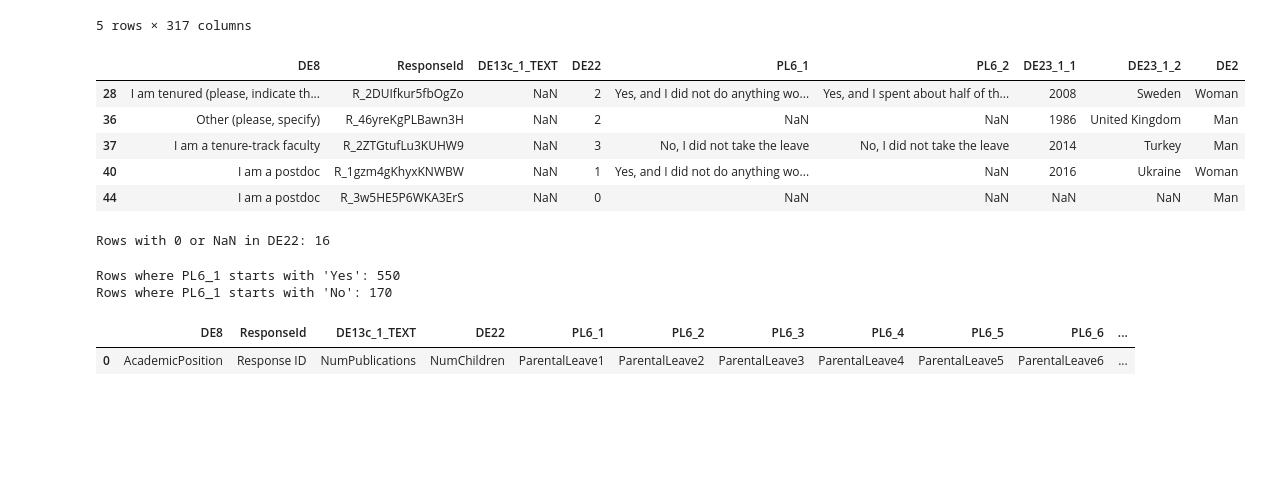
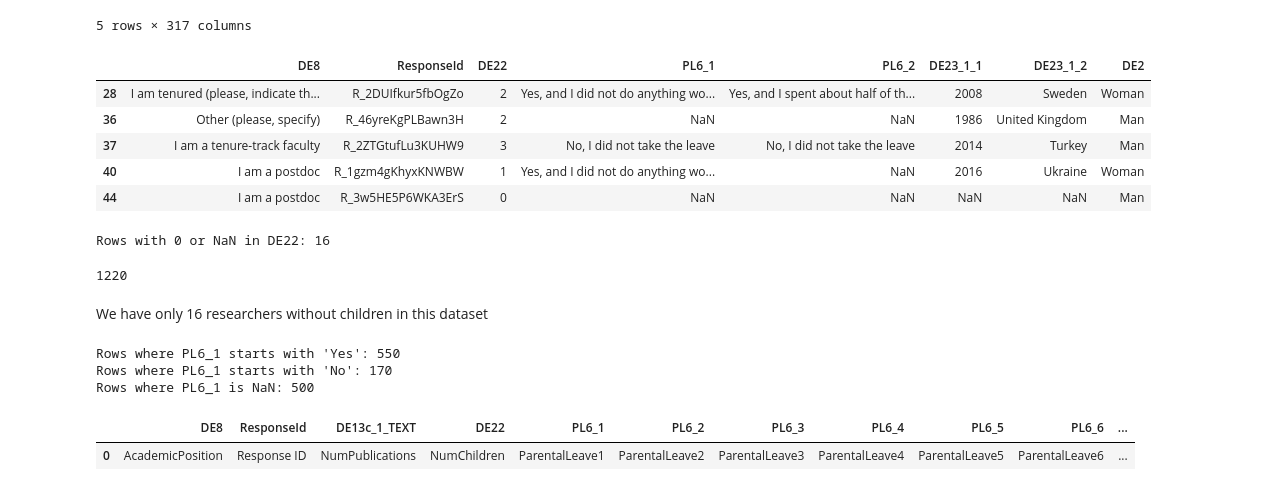
Before and after one commit to Ppandda/parenthood, a Jupyter notebook: parenthood_europe/notebooks/H1/H1_updated_twfe.ipynb, the cells around one changed output. Drawn from its saved outputs; the diff is of its cells as text; code cells hidden in the pictures; blank space fills up the shorter version.

```diff
--- a/parenthood_europe/notebooks/H1/H1_updated_twfe.ipynb
+++ b/parenthood_europe/notebooks/H1/H1_updated_twfe.ipynb
@@ -41,32 +41,44 @@ filtered_df.head()
 5 rows × 317 columns
 # %%
 columns_to_keep = [
-    'DE8', 'ResponseId', 'DE13c_1_TEXT', 'DE22', 'PL6_1', 'PL6_2', 'DE23_1_1', 'DE23_1_2', 'DE2'
+    'DE8', 'ResponseId', 'DE22', 'PL6_1', 'PL6_2', 'DE23_1_1', 'DE23_1_2', 'DE2'
 ]
 
 result_df = filtered_df[columns_to_keep]
 result_df.head()
 # %% [output]
-|  | DE8 | ResponseId | DE13c_1_TEXT | DE22 | PL6_1 | PL6_2 | DE23_1_1 | DE23_1_2 | DE2 |
-| 28 | I am tenured (please, indicate th... | R_2DUIfkur5fbOgZo | NaN | 2 | Yes, and I did not do anything wo... | Yes, and I spent about half of th... | 2008 | Sweden | Woman |
-| 36 | Other (please, specify) | R_46yreKgPLBawn3H | NaN | 2 | NaN | NaN | 1986 | United Kingdom | Man |
-| 37 | I am a tenure-track faculty | R_2ZTGtufLu3KUHW9 | NaN | 3 | No, I did not take the leave | No, I did not take the leave | 2014 | Turkey | Man |
-| 40 | I am a postdoc | R_1gzm4gKhyxKNWBW | NaN | 1 | Yes, and I did not do anything wo... | NaN | 2016 | Ukraine | Woman |
-| 44 | I am a postdoc | R_3w5HE5P6WKA3ErS | NaN | 0 | NaN | NaN | NaN | NaN | Man |
+|  | DE8 | ResponseId | DE22 | PL6_1 | PL6_2 | DE23_1_1 | DE23_1_2 | DE2 |
+| 28 | I am tenured (please, indicate th... | R_2DUIfkur5fbOgZo | 2 | Yes, and I did not do anything wo... | Yes, and I spent about half of th... | 2008 | Sweden | Woman |
+| 36 | Other (please, specify) | R_46yreKgPLBawn3H | 2 | NaN | NaN | 1986 | United Kingdom | Man |
+| 37 | I am a tenure-track faculty | R_2ZTGtufLu3KUHW9 | 3 | No, I did not take the leave | No, I did not take the leave | 2014 | Turkey | Man |
+| 40 | I am a postdoc | R_1gzm4gKhyxKNWBW | 1 | Yes, and I did not do anything wo... | NaN | 2016 | Ukraine | Woman |
+| 44 | I am a postdoc | R_3w5HE5P6WKA3ErS | 0 | NaN | NaN | NaN | NaN | Man |
 # %%
 num_zero_or_nan = result_df[result_df['DE22'].isna() | (result_df['DE22'] == '0')].shape[0]
 print(f"Rows with 0 or NaN in DE22: {num_zero_or_nan}")
 # %% [output]
 Rows with 0 or NaN in DE22: 16
+# %%
+len(result_df)
+# %% [output]
+1220
+# %% [markdown]
+We have only 16 researchers without children in this dataset
 # %%
+# to get an idea about how many took and did not take parental leave
+
 yes_count = result_df['PL6_1'].str.startswith('Yes', na=False).sum()
 no_count = result_df['PL6_1'].str.startswith('No', na=False).sum()
+nan_count = result_df['PL6_1'].isna().sum()
+
 
 print(f"Rows where PL6_1 starts with 'Yes': {yes_count}")
 print(f"Rows where PL6_1 starts with 'No': {no_count}")
+print(f"Rows where PL6_1 is NaN: {nan_count}")
 # %% [output]
 Rows where PL6_1 starts with 'Yes': 550
 Rows where PL6_1 starts with 'No': 170
+Rows where PL6_1 is NaN: 500
 # %%
 # this is just to get the col names right from another df where I put it down
 col_names = pd.read_excel('../../data/H1_analysis/H1_data_NumChildren.xlsx')
```
Also changed, not shown: parts of 28 cells of this notebook.
